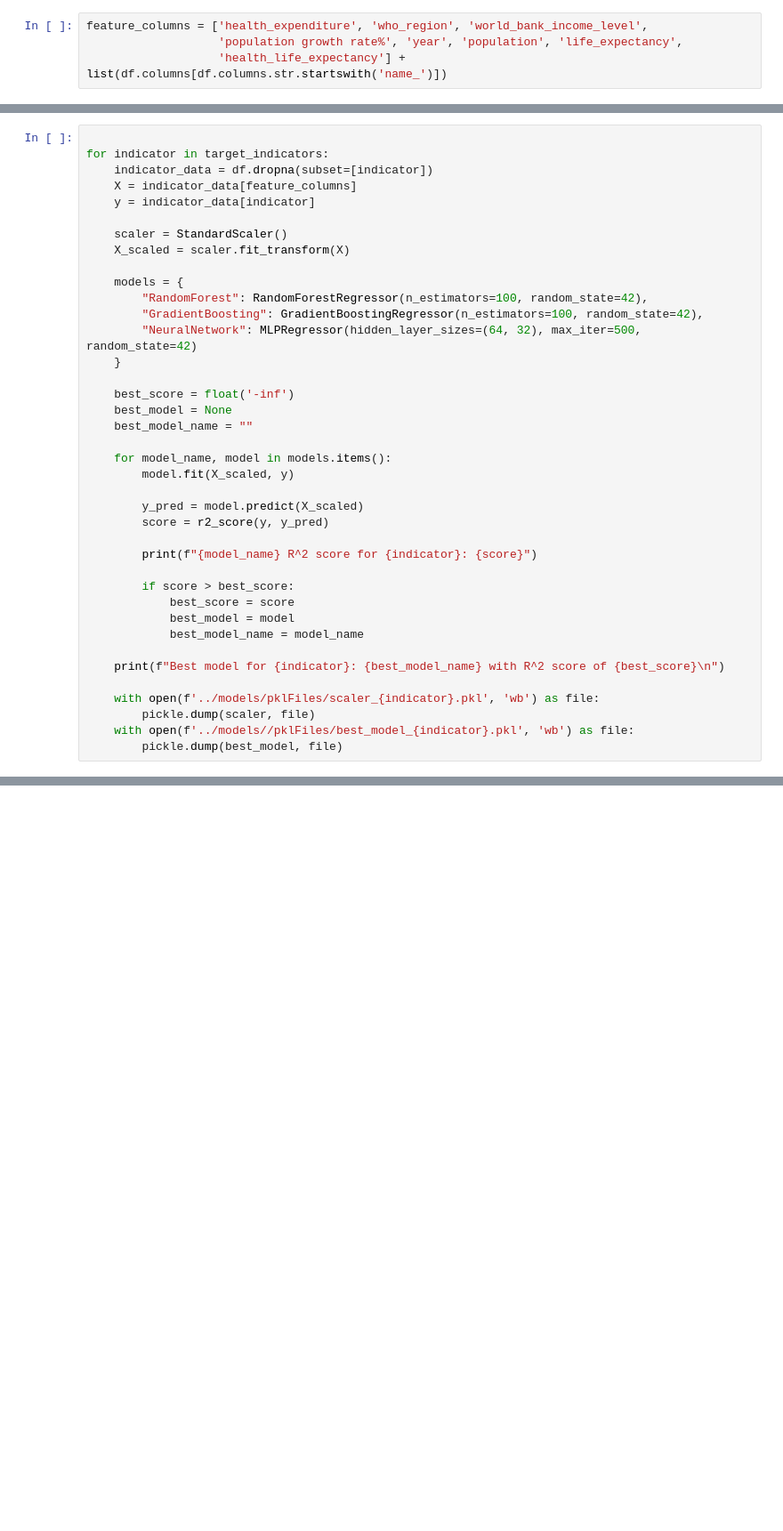
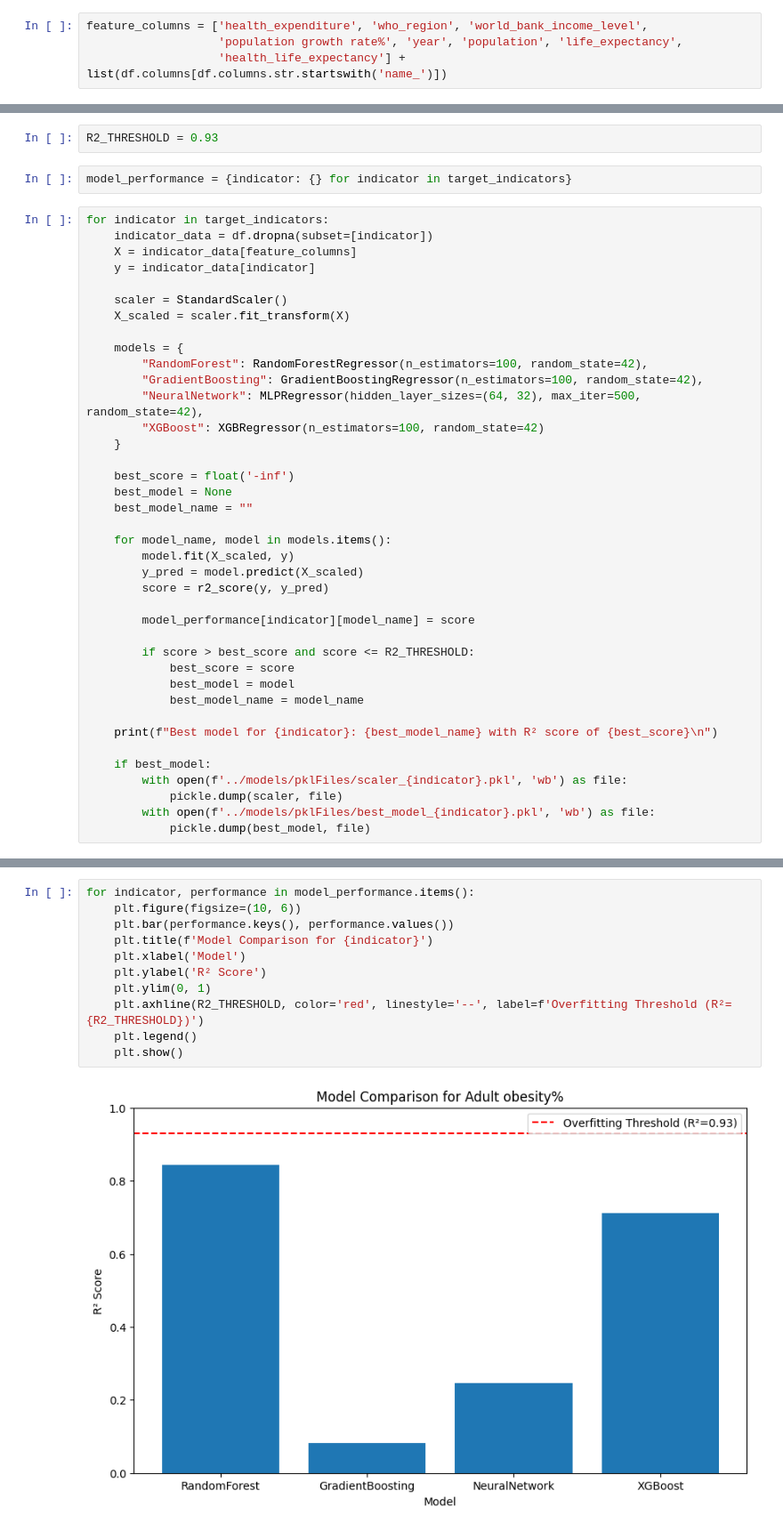
Before and after one commit to ahmddbilall/health_care_ML_project, a Jupyter notebook: models/regression.ipynb, the cells around one changed output, grey strips where cells are left out. Shown: that part at 89% size. Cells and saved outputs as stored; diff of their text form; blank space fills up the shorter version.

Commit message:
xgboost added in regression and graphs to compare models

```diff
--- a/models/regression.ipynb
+++ b/models/regression.ipynb
@@ -24,5 +42,8 @@ feature_columns = ['health_expenditure', 'who_region', 'world_bank_income_level'
+# %%
+R2_THRESHOLD = 0.93
+# %%
+model_performance = {indicator: {} for indicator in target_indicators}
 # %%
-
 for indicator in target_indicators:
     indicator_data = df.dropna(subset=[indicator])
     X = indicator_data[feature_columns]
@@ -34,7 +55,8 @@ for indicator in target_indicators:
     models = {
         "RandomForest": RandomForestRegressor(n_estimators=100, random_state=42),
         "GradientBoosting": GradientBoostingRegressor(n_estimators=100, random_state=42),
-        "NeuralNetwork": MLPRegressor(hidden_layer_sizes=(64, 32), max_iter=500, random_state=42)
+        "NeuralNetwork": MLPRegressor(hidden_layer_sizes=(64, 32), max_iter=500, random_state=42),
+        "XGBoost": XGBRegressor(n_estimators=100, random_state=42)
     }
 
     best_score = float('-inf')
@@ -43,21 +65,21 @@ for indicator in target_indicators:
 
     for model_name, model in models.items():
         model.fit(X_scaled, y)
-
         y_pred = model.predict(X_scaled)
         score = r2_score(y, y_pred)
 
-        print(f"{model_name} R^2 score for {indicator}: {score}")
+        model_performance[indicator][model_name] = score
 
-        if score > best_score:
+        if score > best_score and score <= R2_THRESHOLD:
             best_score = score
             best_model = model
             best_model_name = model_name
 
-    print(f"Best model for {indicator}: {best_model_name} with R^2 score of {best_score}\n")
+    print(f"Best model for {indicator}: {best_model_name} with R² score of {best_score}\n")
 
-    with open(f'../models/pklFiles/scaler_{indicator}.pkl', 'wb') as file:
-        pickle.dump(scaler, file)
-    with open(f'../models//pklFiles/best_model_{indicator}.pkl', 'wb') as file:
-        pickle.dump(best_model, file)
+    if best_model:
+        with open(f'../models/pklFiles/scaler_{indicator}.pkl', 'wb') as file:
+            pickle.dump(scaler, file)
+        with open(f'../models/pklFiles/best_model_{indicator}.pkl', 'wb') as file:
+            pickle.dump(best_model, file)
 # %% [output]
@@ -134,0 +97,13 @@ print(f"Predicted {indicator}: {prediction[0]}")
+# %%
+for indicator, performance in model_performance.items():
+    plt.figure(figsize=(10, 6))
+    plt.bar(performance.keys(), performance.values())
+    plt.title(f'Model Comparison for {indicator}')
+    plt.xlabel('Model')
+    plt.ylabel('R² Score')
+    plt.ylim(0, 1)
+    plt.axhline(R2_THRESHOLD, color='red', linestyle='--', label=f'Overfitting Threshold (R²={R2_THRESHOLD})')
+    plt.legend()
+    plt.show()
+# %% [output]
+[figure, added]
```
Also changed, not shown: parts of 5 cells of this notebook, 3 other files.
